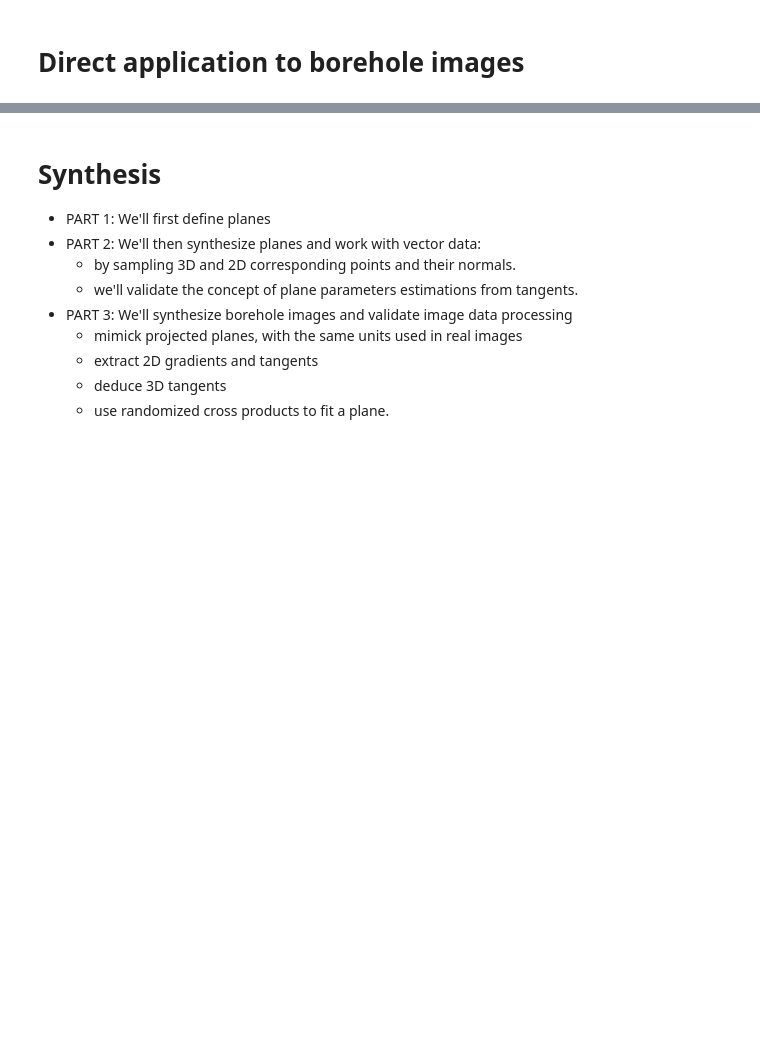
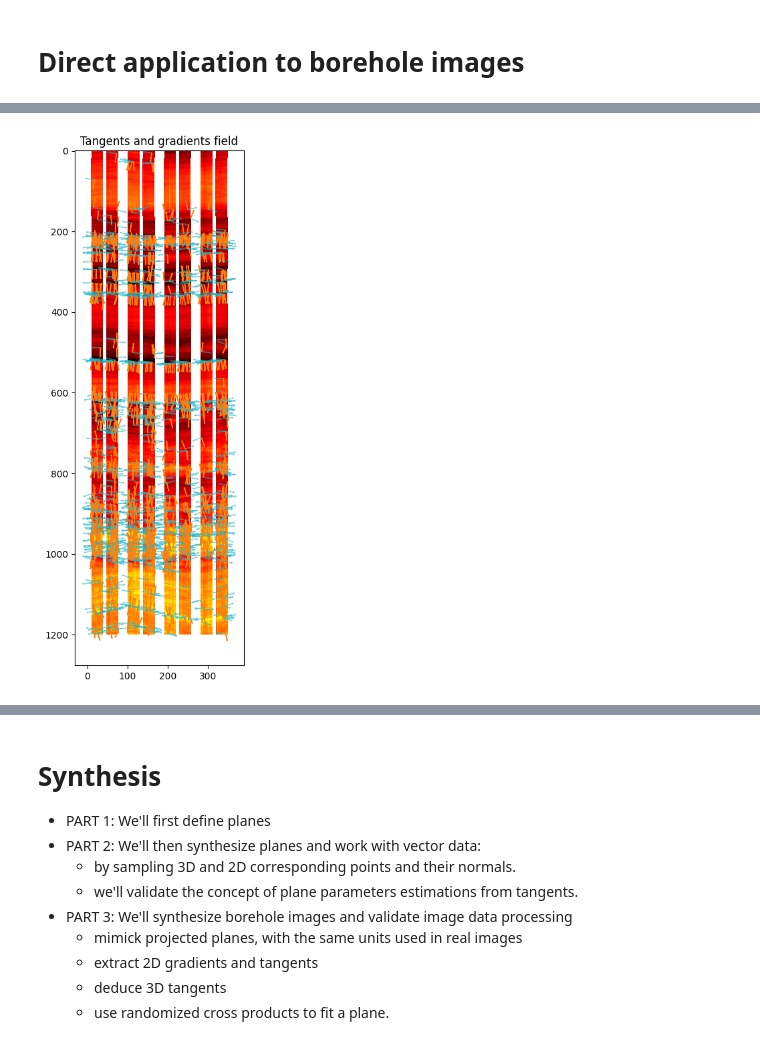
Before and after one commit to balthazarneveu/geosciences, a Jupyter notebook: TP_4/planes_synthesis.ipynb, the cells around one changed output, grey strips where cells are left out. Cells and saved outputs as stored; diff of their text form; code cells hidden in the pictures; blank space fills up the shorter version.

```diff
--- a/TP_4/planes_synthesis.ipynb
+++ b/TP_4/planes_synthesis.ipynb
@@ -30,0 +69,9 @@ show_borehole_image(image_display[:1200], title='Real borehole image')
+# %%
+img_grad_h, img_grad_v, img_grad, coords = extract_2d_gradients_from_image(
+    roi,
+    threshold_magnitude=5000.,
+    thresold_abs_v_grad=3000
+)
+plot_tangents_and_gradients_field(coords, img_grad_h, img_grad_v, roi, decimation=10, title='Tangents and gradients field')
+# %% [output]
+[figure, added]
```
Also changed, not shown: parts of 28 cells of this notebook, 3 other files.
